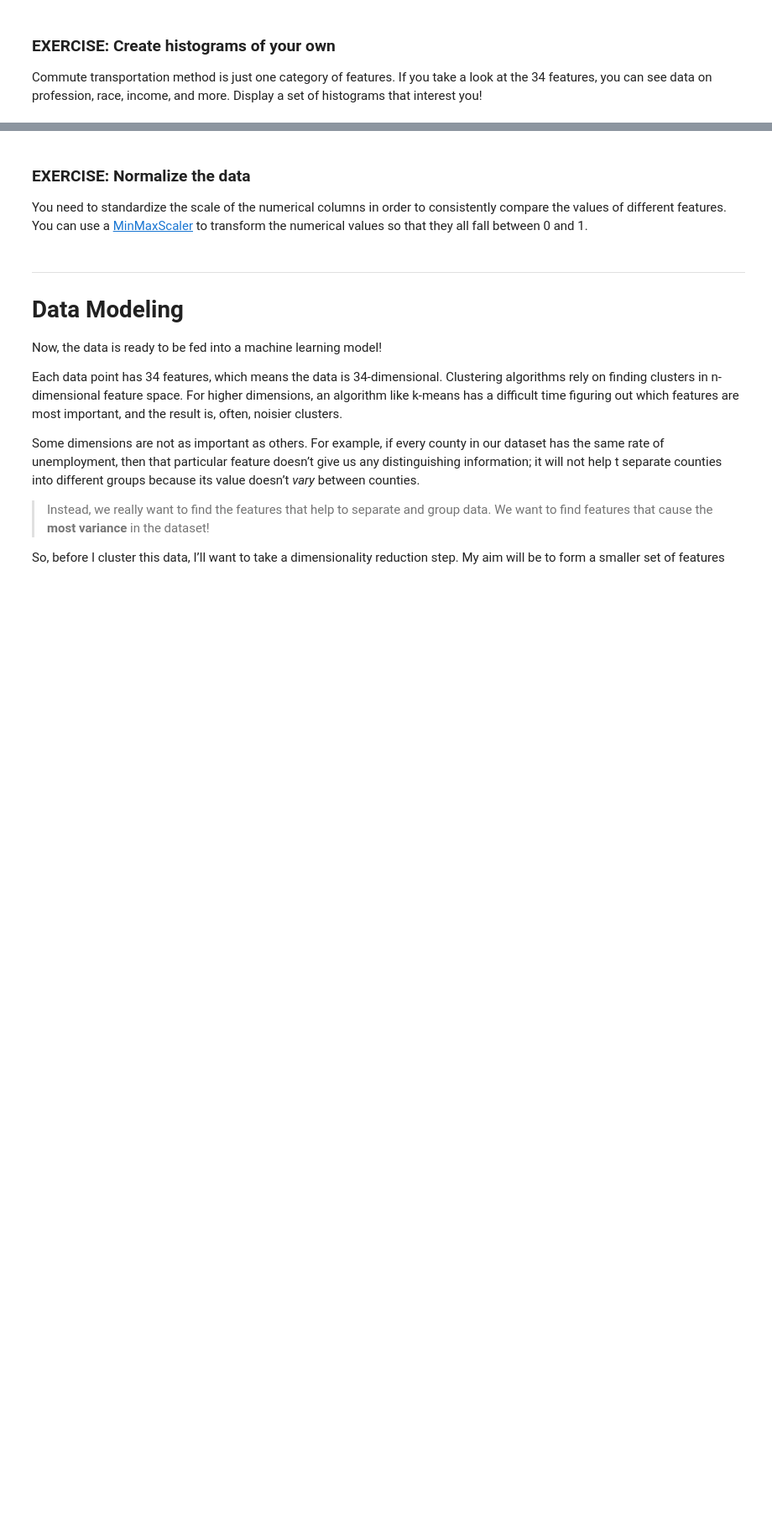
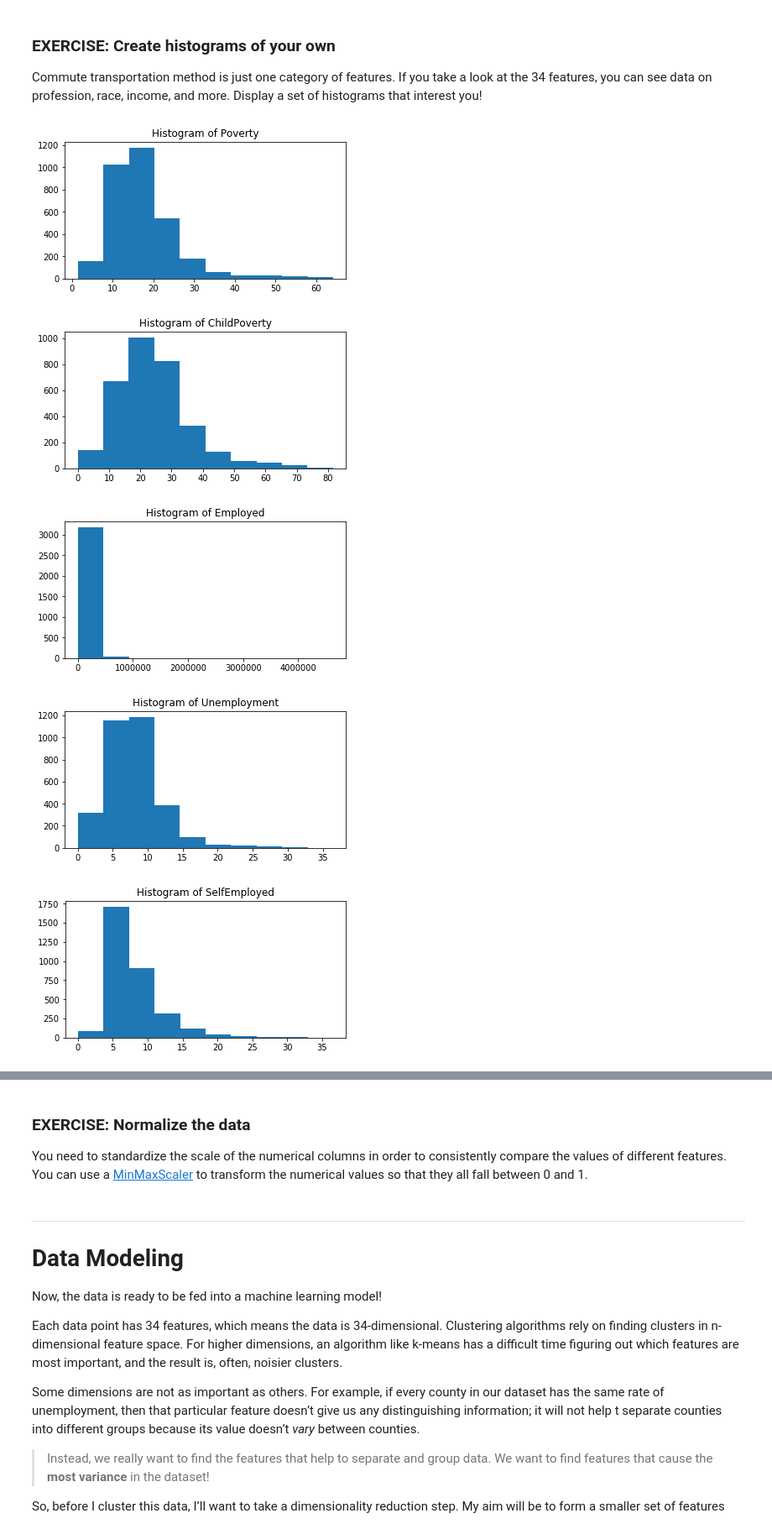
Before and after one commit to Inventrohyder/ML_SageMaker_Studies, a Jupyter notebook: Population_Segmentation/Pop_Segmentation_Exercise.ipynb, the cells around one changed output, grey strips where cells are left out. Shown at 84% size. Drawn from its saved outputs; the diff is of its cells as text; code cells hidden in the pictures; blank space fills up the shorter version.

Commit message:
feat: create histograms

```diff
--- a/Population_Segmentation/Pop_Segmentation_Exercise.ipynb
+++ b/Population_Segmentation/Pop_Segmentation_Exercise.ipynb
@@ -238,14 +244,20 @@ for column_name in transport_list:
 Commute transportation method is just one category of features. If you take a look at the 34 features, you can see data on profession, race, income, and more. Display a set of histograms that interest you!
 # %%
 # create a list of features that you want to compare or examine
-my_list = []
+my_list = ['Poverty', 'ChildPoverty', 'Employed', 'Unemployment', 'SelfEmployed', 'Income']
 n_bins = None # define n_bins
 
 # histogram creation code is similar to above
 for column_name in my_list:
     ax=plt.subplots(figsize=(6,3))
     # get data by column_name and display a histogram
     ax = plt.hist(clean_counties_df[column_name], bins=n_bins)
     title="Histogram of " + column_name
     plt.title(title, fontsize=12)
     plt.show()
+# %% [output]
+[figure, added]
+[figure, added]
+[figure, added]
+[figure, added]
+[figure, added]
```
Also changed, not shown: parts of 2 cells of this notebook.
